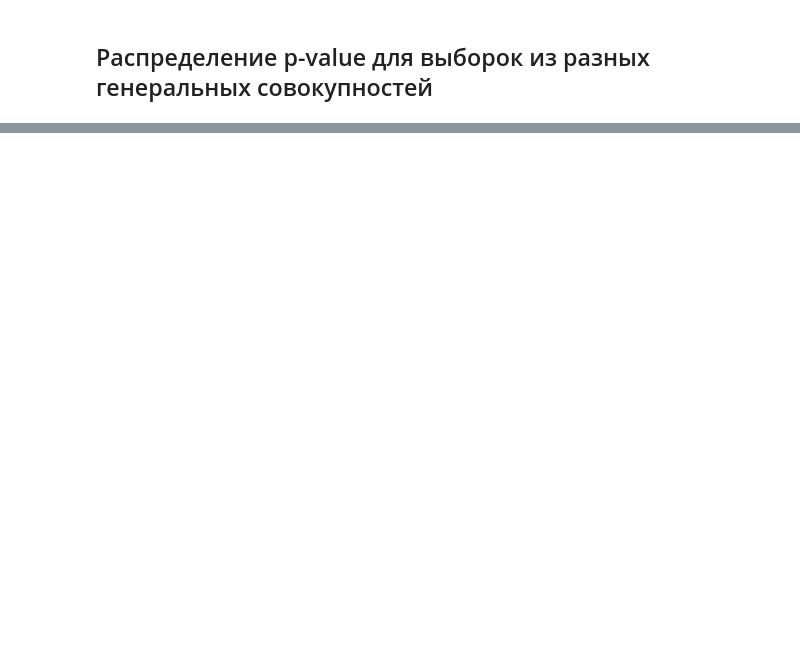
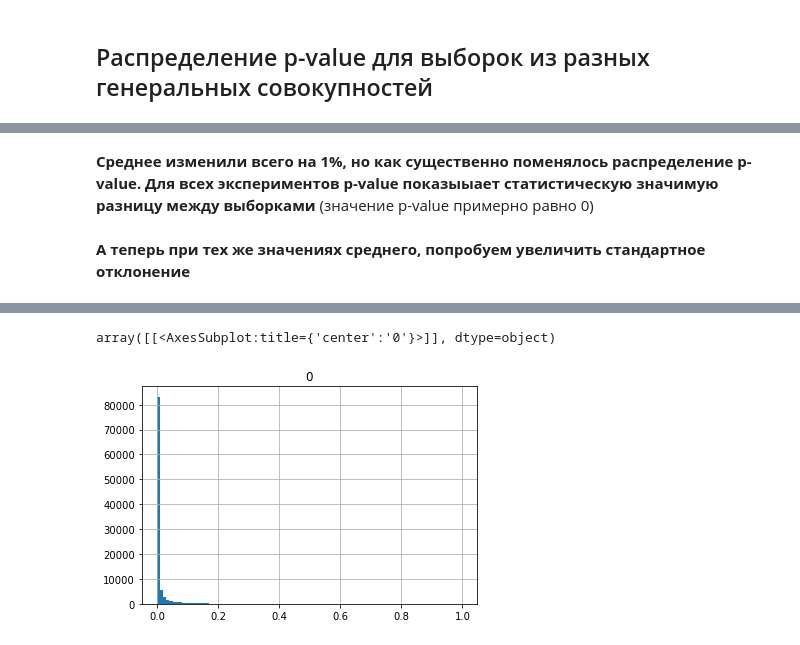
Before and after one commit to panomsk/AB_test_experiments, a Jupyter notebook: AB_test_experiments.ipynb, the cells around one changed output, grey strips where cells are left out. Cells and saved outputs as stored; diff of their text form; code cells hidden in the pictures; blank space fills up the shorter version.

```diff
--- a/AB_test_experiments.ipynb
+++ b/AB_test_experiments.ipynb
@@ -66,0 +120,15 @@ sns.displot(pd.DataFrame(p_val_list), kind='kde', fill=True)
+# %% [markdown]
+**Среднее изменили всего на 1%, но как существенно поменялось распределение p-value. Для всех экспериментов p-value показыыает статистическую значимую разницу между выборками** (значение p-value примерно равно 0)
+# %% [markdown]
+**А теперь при тех же значениях среднего, попробуем увеличить стандартное отклонение**
+# %%
+%%time
+p_val_list = []
+for i in tqdm(range(100000)):
+    norm_1 = np.random.normal(101, 20, 10000)
+    norm_2 = np.random.normal(100, 20, 10000)
+    result = ttest_ind(norm_1, norm_2)
+    p_val_list.append(result[1])
+
+pd.DataFrame(p_val_list).hist(bins=100);
+# %% [output]
@@ -66,0 +136,2 @@ sns.displot(pd.DataFrame(p_val_list), kind='kde', fill=True)
+array([[<AxesSubplot:title={'center':'0'}>]], dtype=object)
+[figure, added]
```
Also changed, not shown: parts of 27 cells of this notebook.
